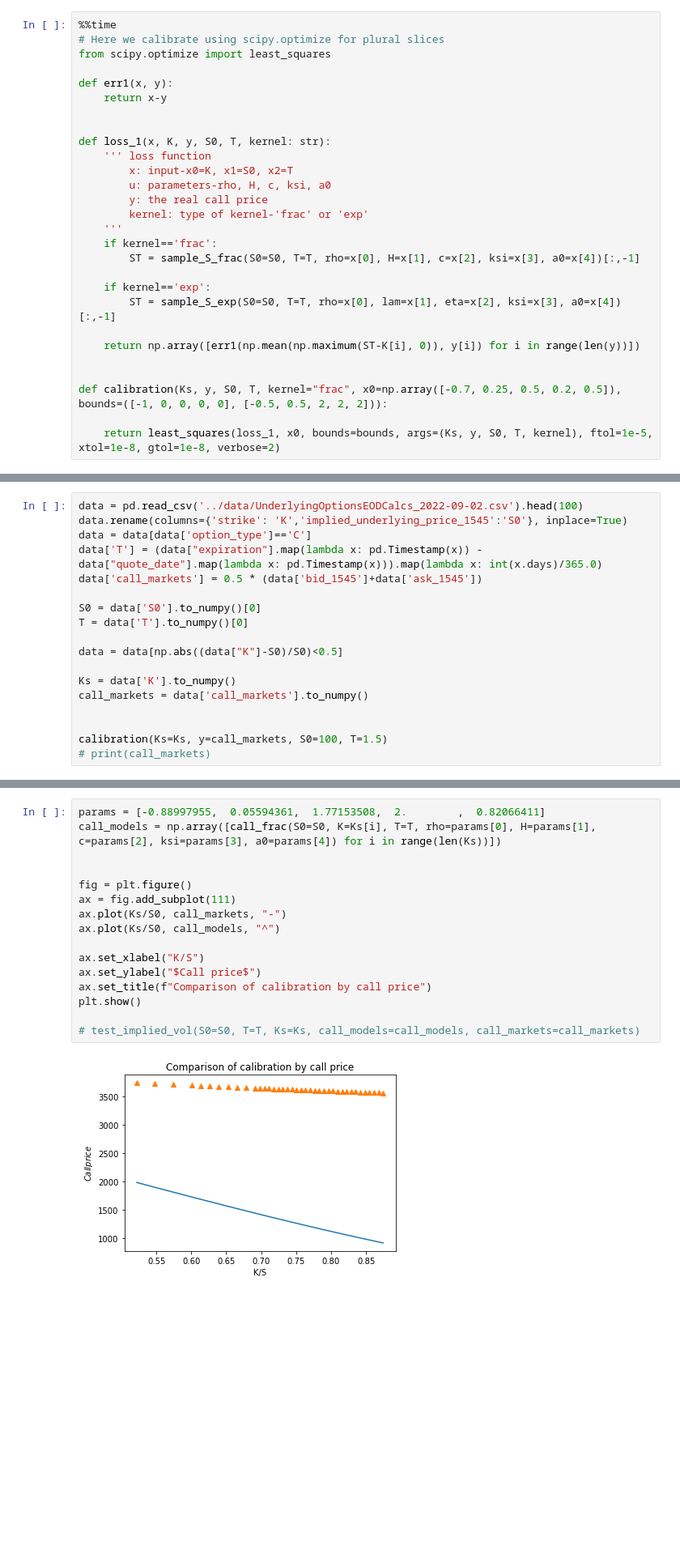
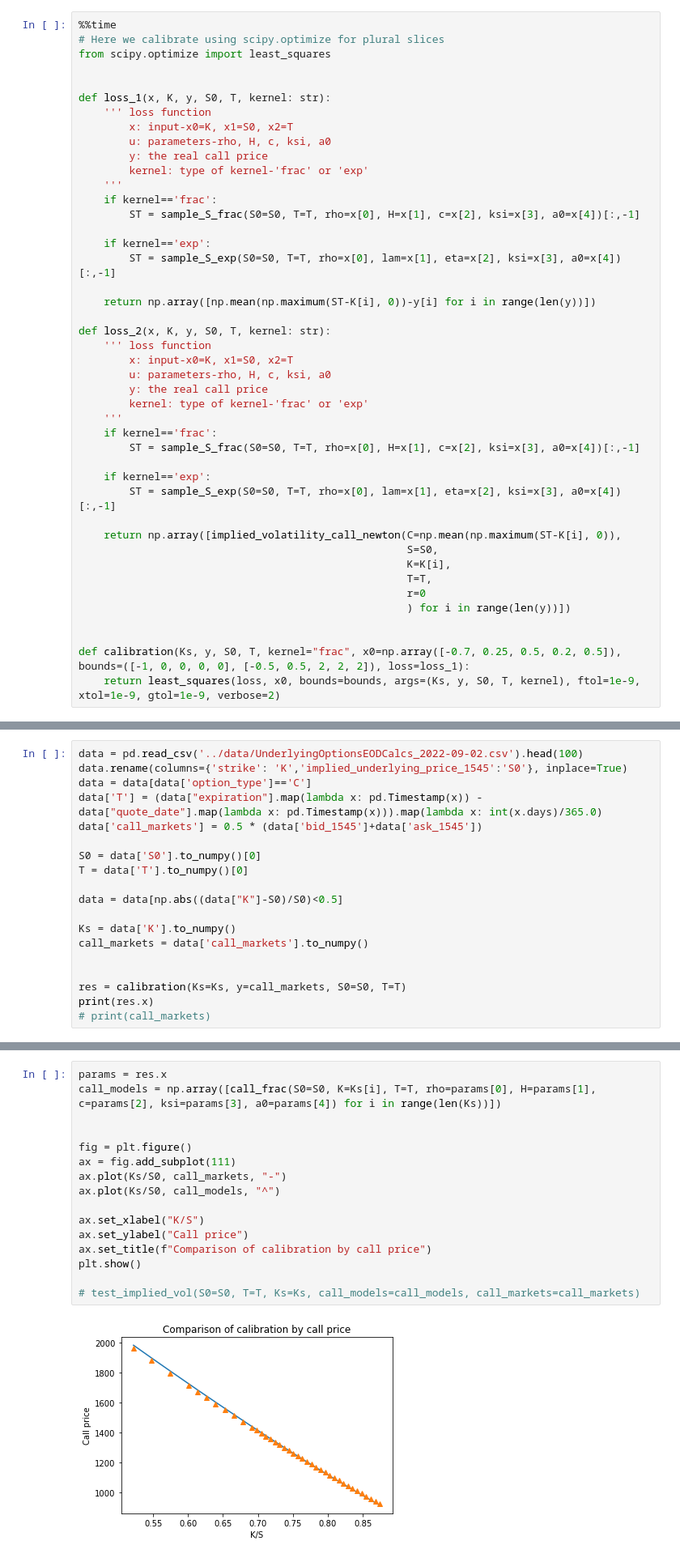
Before and after one commit to GearlessJohn/deep-pricing, a Jupyter notebook: src/simulation_Xt.ipynb, the cells around one changed output, grey strips where cells are left out. Shown at 81% size. Saved outputs shown, nothing was run; the diff lists cells and outputs as text; blank space fills up the shorter version.

Commit message:
first calibration on real market

```diff
--- a/src/simulation_Xt.ipynb
+++ b/src/simulation_Xt.ipynb
@@ -412,9 +400,6 @@ Wall time: 1min 6s
 %%time
 # Here we calibrate using scipy.optimize for plural slices
 from scipy.optimize import least_squares
-
-def err1(x, y):
-    return x-y
 
 
 def loss_1(x, K, y, S0, T, kernel: str):
@@ -430,10 +415,29 @@ def loss_1(x, K, y, S0, T, kernel: str):
     if kernel=='exp':
         ST = sample_S_exp(S0=S0, T=T, rho=x[0], lam=x[1], eta=x[2], ksi=x[3], a0=x[4])[:,-1]
 
-    return np.array([err1(np.mean(np.maximum(ST-K[i], 0)), y[i]) for i in range(len(y))])
+    return np.array([np.mean(np.maximum(ST-K[i], 0))-y[i] for i in range(len(y))])
+
+def loss_2(x, K, y, S0, T, kernel: str):
+    ''' loss function
+        x: input-x0=K, x1=S0, x2=T
+        u: parameters-rho, H, c, ksi, a0
+        y: the real call price
+        kernel: type of kernel-'frac' or 'exp'
+    '''
+    if kernel=='frac':
+        ST = sample_S_frac(S0=S0, T=T, rho=x[0], H=x[1], c=x[2], ksi=x[3], a0=x[4])[:,-1]
+
+    if kernel=='exp':
+        ST = sample_S_exp(S0=S0, T=T, rho=x[0], lam=x[1], eta=x[2], ksi=x[3], a0=x[4])[:,-1]
+
+    return np.array([implied_volatility_call_newton(C=np.mean(np.maximum(ST-K[i], 0)),
+                                                    S=S0,
+                                                    K=K[i],
+                                                    T=T,
+                                                    r=0
+                                                    ) for i in range(len(y))])
 
 
-def calibration(Ks, y, S0, T, kernel="frac", x0=np.array([-0.7, 0.25, 0.5, 0.2, 0.5]), bounds=([-1, 0, 0, 0, 0], [-0.5, 0.5, 2, 2, 2])):
-
-    return least_squares(loss_1, x0, bounds=bounds, args=(Ks, y, S0, T, kernel), ftol=1e-5, xtol=1e-8, gtol=1e-8, verbose=2)
+def calibration(Ks, y, S0, T, kernel="frac", x0=np.array([-0.7, 0.25, 0.5, 0.2, 0.5]), bounds=([-1, 0, 0, 0, 0], [-0.5, 0.5, 2, 2, 2]), loss=loss_1):
+    return least_squares(loss, x0, bounds=bounds, args=(Ks, y, S0, T, kernel), ftol=1e-9, xtol=1e-9, gtol=1e-9, verbose=2)
 # %% [output]
@@ -518,7 +541,8 @@ Ks = data['K'].to_numpy()
 call_markets = data['call_markets'].to_numpy()
 
 
-calibration(Ks=Ks, y=call_markets, S0=100, T=1.5)
+res = calibration(Ks=Ks, y=call_markets, S0=S0, T=T)
+print(res.x)
 # print(call_markets)
 # %% [output]
    Iteration     Total nfev        Cost      Cost reduction    Step norm     Optimality
@@ -545,18 +565,18 @@ Function evaluations 1, initial cost 3.4718e+07, final cost 3.4718e+07, first-or
 # %%
-params = [-0.88997955,  0.05594361,  1.77153508,  2.        ,  0.82066411]
+params = res.x
 call_models = np.array([call_frac(S0=S0, K=Ks[i], T=T, rho=params[0], H=params[1], c=params[2], ksi=params[3], a0=params[4]) for i in range(len(Ks))])
 
 
 fig = plt.figure()
 ax = fig.add_subplot(111)
 ax.plot(Ks/S0, call_markets, "-")
 ax.plot(Ks/S0, call_models, "^")
 
 ax.set_xlabel("K/S")
-ax.set_ylabel("$Call price$")
+ax.set_ylabel("Call price")
 ax.set_title(f"Comparison of calibration by call price")
 plt.show()
 
 # test_implied_vol(S0=S0, T=T, Ks=Ks, call_models=call_models, call_markets=call_markets)
 # %% [output]
-[figure, old version]
+[figure, new version]
```
Also changed, not shown: parts of 17 cells of this notebook.
